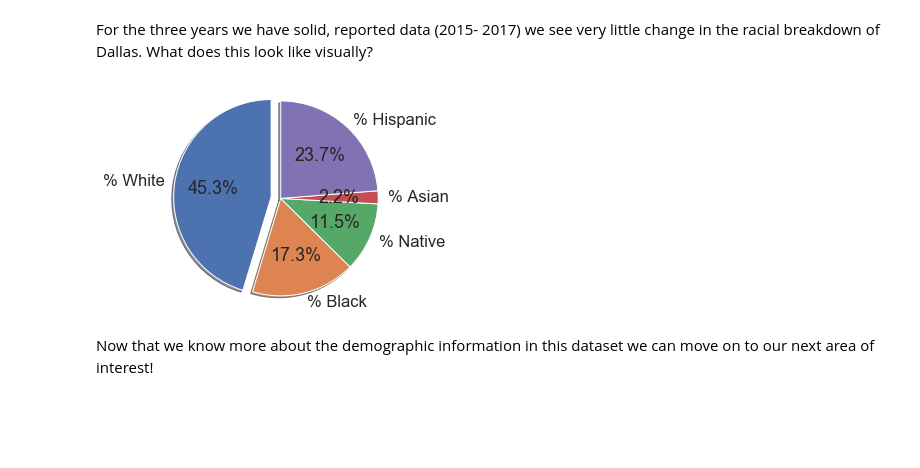
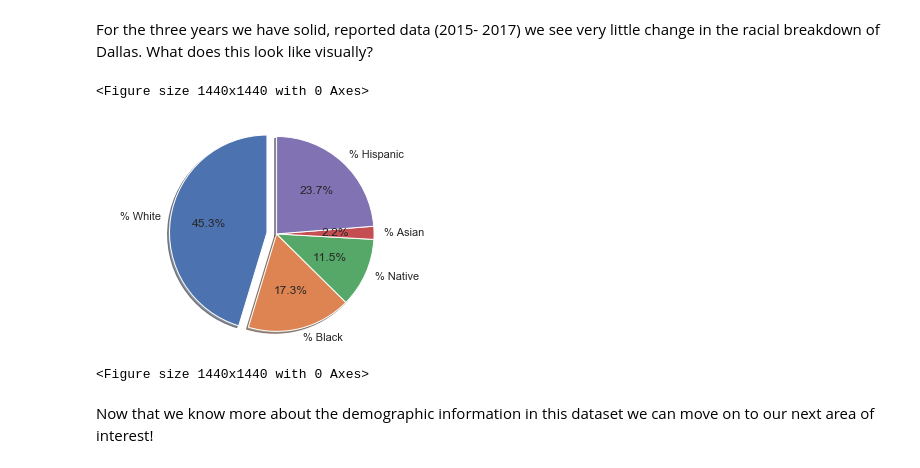
Before and after one commit to SteeleAlloy/final_capstone, a Jupyter notebook: final_project_eda.ipynb, the cells around one changed output. Cells and saved outputs as stored; diff of their text form; code cells hidden in the pictures; blank space fills up the shorter version.

```diff
--- a/final_project_eda.ipynb
+++ b/final_project_eda.ipynb
@@ -36,6 +41,4 @@ pd.set_option('display.max_columns', None)
 pd.set_option('display.max_rows', None)
 # %%
 # Setting our plotting preferences
-sns.set_style('whitegrid')
-plt.figure(figsize= (20,20))
-sns.set(palette= 'bright', font_scale = 1.5)
+sns.set(style = 'whitegrid', font_scale = 1.5)
@@ -1422,18 +1441,23 @@ race_breakdown
 For the three years we have solid, reported data (2015- 2017) we see very little change in the racial breakdown of Dallas. What does this look like visually?
 # %%
 # Pie chart, where the slices will be ordered and plotted counter-clockwise:
+plt.figure(figsize = (20,20))
+sns.set(font_scale = 1)
 labels = '% White', '% Black', '% Native', '% Asian', '% Hispanic'
 sizes = [63, 24, 16, 3, 33]
 explode = (0.1, 0, 0, 0, 0)
 
 fig1, ax1 = plt.subplots()
 ax1.pie(sizes, explode=explode, labels=labels, autopct='%1.1f%%',
         shadow=True, startangle=90)
 ax1.axis('equal')
 
-plt.show()
+plt.figure(figsize= (20,20))
+plt.show();
 # %% [output]
+<Figure size 1440x1440 with 0 Axes>
-[figure, old version]
+[figure, new version]
+<Figure size 1440x1440 with 0 Axes>
 # %% [markdown]
 Now that we know more about the demographic information in this dataset we can move on to our next area of interest!
 # %% [markdown]
```
Also changed, not shown: parts of 52 cells of this notebook, 1 other file.
